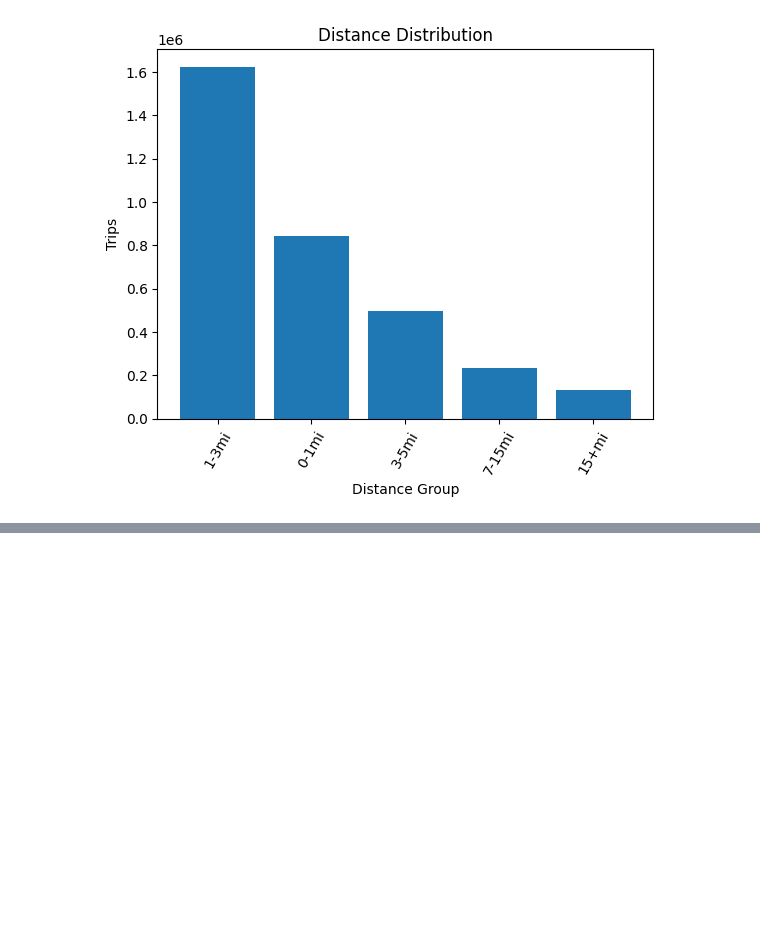
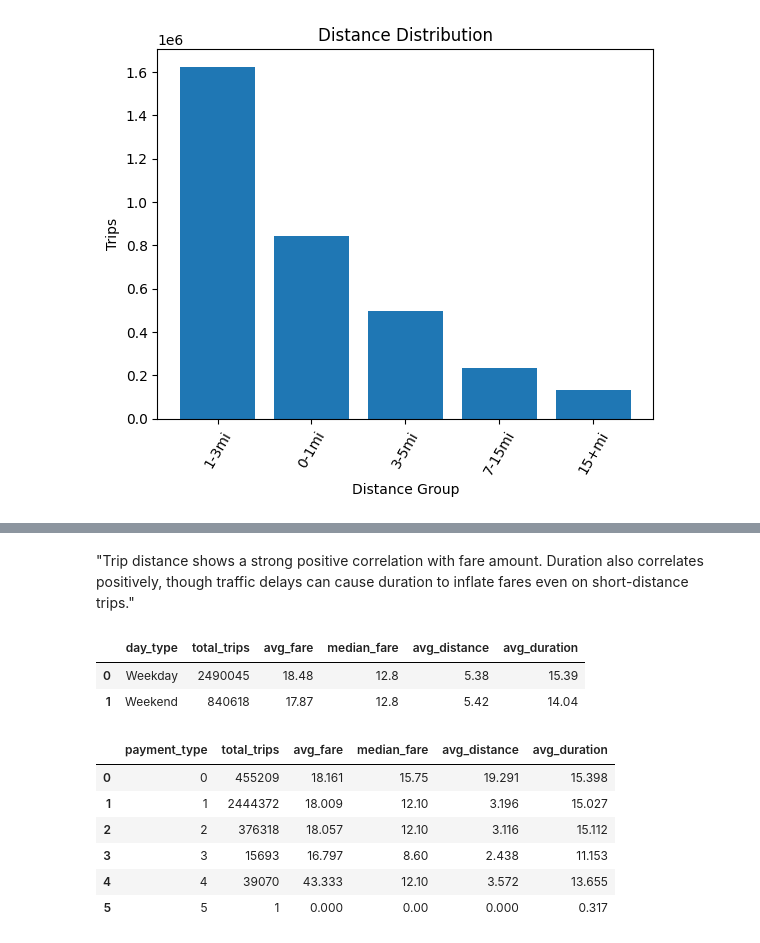
Before and after one commit to vodliosje/TaxiNYC, a Jupyter notebook: notebooks/2.1_pandas_eda.ipynb, the cells around one changed output, grey strips where cells are left out. Drawn from its saved outputs; the diff is of its cells as text; code cells hidden in the pictures; blank space fills up the shorter version.

```diff
--- a/notebooks/2.1_pandas_eda.ipynb
+++ b/notebooks/2.1_pandas_eda.ipynb
@@ -258,0 +400,48 @@ plt.show()
+# %% [markdown]
+"Trip distance shows a strong positive correlation with fare amount. Duration also correlates positively, though traffic delays can cause duration to inflate fares even on short-distance trips."
+# %%
+#Group comparison by day type
+df['is_weekend'] = df['pickup_dayofw'].isin([5,6])
+df['day_type'] = np.where(df['is_weekend'],'Weekend','Weekday')
+
+week_comparison = (
+    df.groupby('day_type')
+    .agg(
+        total_trips=("fare_amount", "count"),
+        avg_fare=("fare_amount", "mean"),
+        median_fare=("fare_amount", "median"),
+        avg_distance=("trip_distance", "mean"),
+        avg_duration=("duration_mins", "mean"),
+    )
+    .reset_index()
+)
+
+display(week_comparison.round(2))
+# %% [output]
+|  | day_type | total_trips | avg_fare | median_fare | avg_distance | avg_duration |
+| 0 | Weekday | 2490045 | 18.48 | 12.8 | 5.38 | 15.39 |
+| 1 | Weekend | 840618 | 17.87 | 12.8 | 5.42 | 14.04 |
+# %%
+#Group comparison by credit card vs. cash tipping
+
+tip_by_payment = (
+    df.groupby('payment_type')
+    .agg(
+        total_trips=("fare_amount", "count"),
+        avg_fare=("fare_amount", "mean"),
+        median_fare=("fare_amount", "median"),
+        avg_distance=("trip_distance", "mean"),
+        avg_duration=("duration_mins", "mean"),
+    )
+    .reset_index()
+)
+
+display(tip_by_payment.round(3))
+# %% [output]
+|  | payment_type | total_trips | avg_fare | median_fare | avg_distance | avg_duration |
+| 0 | 0 | 455209 | 18.161 | 15.75 | 19.291 | 15.398 |
+| 1 | 1 | 2444372 | 18.009 | 12.10 | 3.196 | 15.027 |
+| 2 | 2 | 376318 | 18.057 | 12.10 | 3.116 | 15.112 |
+| 3 | 3 | 15693 | 16.797 | 8.60 | 2.438 | 11.153 |
+| 4 | 4 | 39070 | 43.333 | 12.10 | 3.572 | 13.655 |
+| 5 | 5 | 1 | 0.000 | 0.00 | 0.000 | 0.317 |
```
Also changed, not shown: parts of 7 cells of this notebook.
